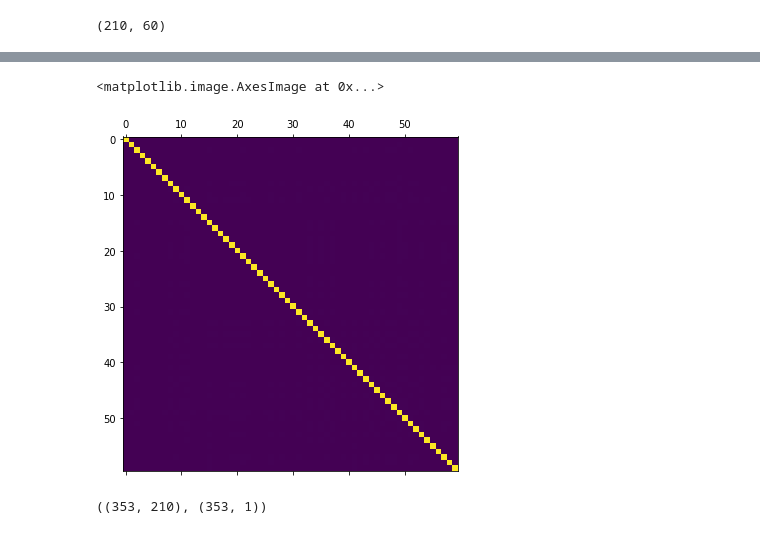
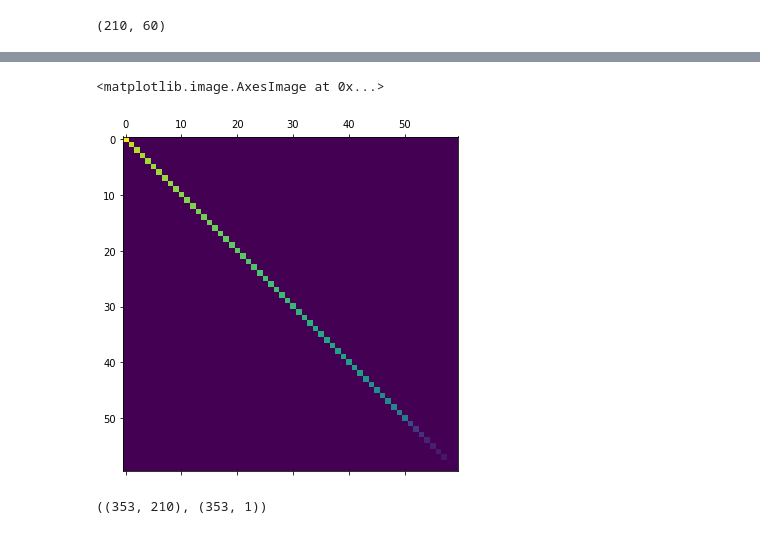
Before and after one commit to MSBigData2019/Benoit_SdeMenthiere, a Jupyter notebook: stats/TP3.ipynb, the cells around one changed output, grey strips where cells are left out. Saved outputs shown, nothing was run; the diff lists cells and outputs as text; code cells hidden in the pictures.

```diff
--- a/stats/TP3.ipynb
+++ b/stats/TP3.ipynb
@@ -56,7 +100,7 @@ plt.matshow(x_train.corr(), fignum=1)
 <matplotlib.image.AxesImage at 0x...>
 [figure]
 # %%
-U, S, V = np.linalg.svd(x_train)
+U, S, V = np.linalg.svd(x_train.cov())
 # %%
 S.shape
 # %% [output]
@@ -101,6 +131,6 @@ df_pca.describe()
 # %%
 plt.figure(figsize=(6,6))
-plt.matshow(df_pca.corr(), fignum=1)
+plt.matshow(x_pca.cov(), fignum=1)
 # %% [output]
 <matplotlib.image.AxesImage at 0x...>
-[figure, old version]
+[figure, new version]
```
Also changed, not shown: parts of 110 cells of this notebook, 1 other file.
